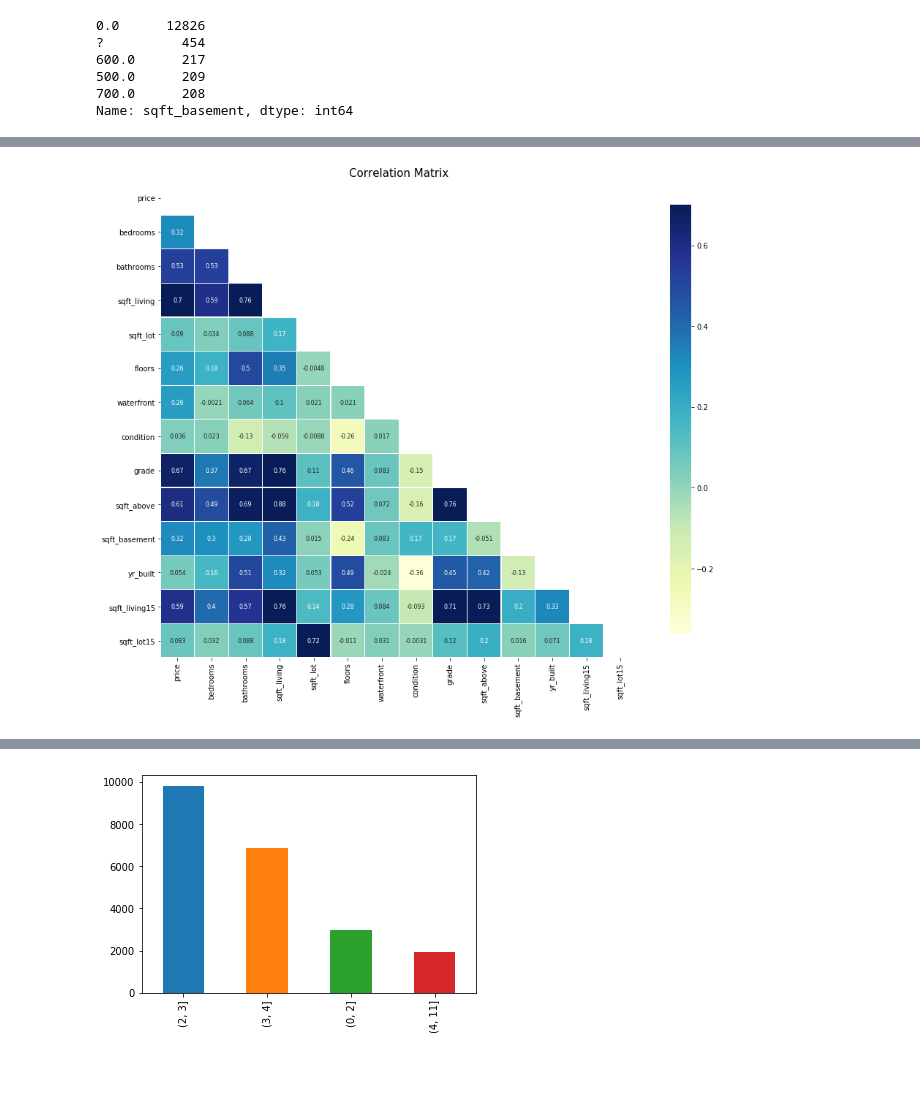
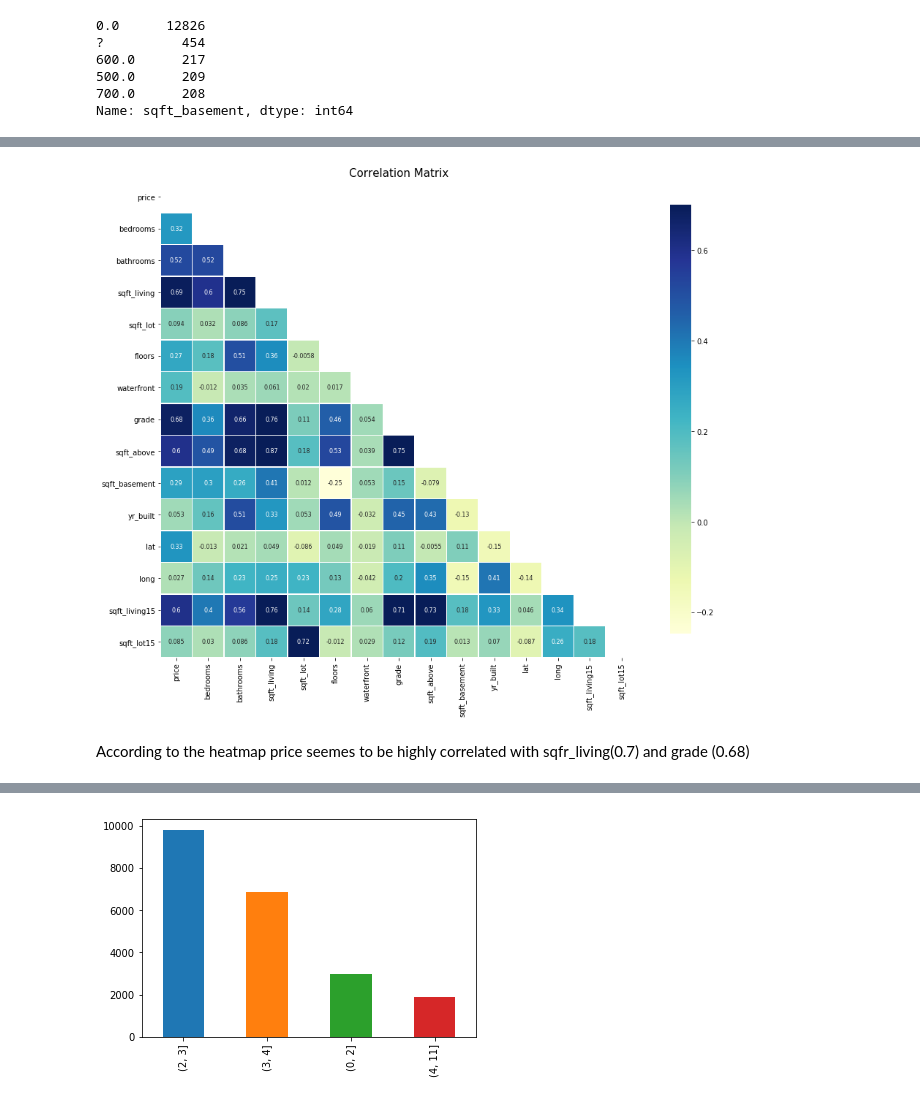
Before and after one commit to cjriggio/dsc-v2-mod1-final-project, a Jupyter notebook: project_1_chris_riggio.ipynb, the cells around one changed output, grey strips where cells are left out. Drawn from its saved outputs; the diff is of its cells as text; code cells hidden in the pictures; blank space fills up the shorter version.

```diff
--- a/project_1_chris_riggio.ipynb
+++ b/project_1_chris_riggio.ipynb
@@ -121,6 +125,8 @@ yr_built         0
 sqft_living15    0
 sqft_lot15       0
 dtype: int64
+# %%
+df['waterfront'] = df['waterfront'].astype(int)
 # %%
 df.waterfront.head()
 # %% [output]
@@ -147,5 +151,5 @@ num_basement_median = num_basement.median()
 # %%
-df['sqft_basement'].replace({"?": num_basement_median}, inplace=True )
+df['sqft_basement'].replace({"?": 718.632047}, inplace=True )
 # %%
 df['sqft_basement'] = df['sqft_basement'].astype(float)
 # %%
@@ -207,0 +188,4 @@ df.head()
+# %%
+df = df[df['bathrooms'] < 7]
+# %%
+df = df[df.price < 3000000]
@@ -208,16 +196,18 @@ df.head()
 # %%
-features = ['price', 'bedrooms', 'bathrooms', 'sqft_living', 'sqft_lot', 'floors', 'waterfront', 'condition',
-         'grade', 'sqft_above', 'sqft_basement', 'yr_built', 'sqft_living15', 'sqft_lot15']
+features = ['price', 'bedrooms', 'bathrooms', 'sqft_living', 'sqft_lot', 'floors', 'waterfront',
+         'grade', 'sqft_above', 'sqft_basement', 'yr_built', 'lat', 'long', 'sqft_living15', 'sqft_lot15']
 
 mask = np.zeros_like(df[features].corr(), dtype=np.bool)
 mask[np.triu_indices_from(mask)] = True
 
 f, ax = plt.subplots(figsize=(16, 12))
 plt.title('Correlation Matrix', fontsize=15)
 sns.heatmap(df[features].corr(),linewidths=0.25,vmax=0.7,square=True,cmap="YlGnBu",
             linecolor='w',annot=True,annot_kws={"size":8},mask=mask,cbar_kws={"shrink": .9});
 # %% [output]
-[figure, old version]
+[figure, new version]
+# %% [markdown]
+According to the heatmap price seemes to be highly correlated with sqfr_living(0.7) and grade (0.68)
 # %%
 df.corr()
 # %% [output]
```
Also changed, not shown: parts of 86 cells of this notebook, 7 other files.
